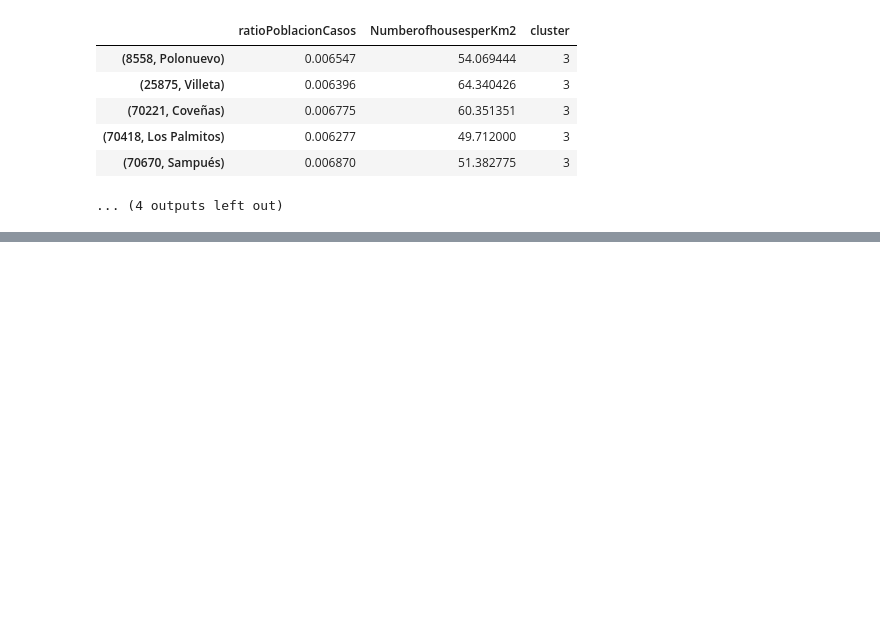
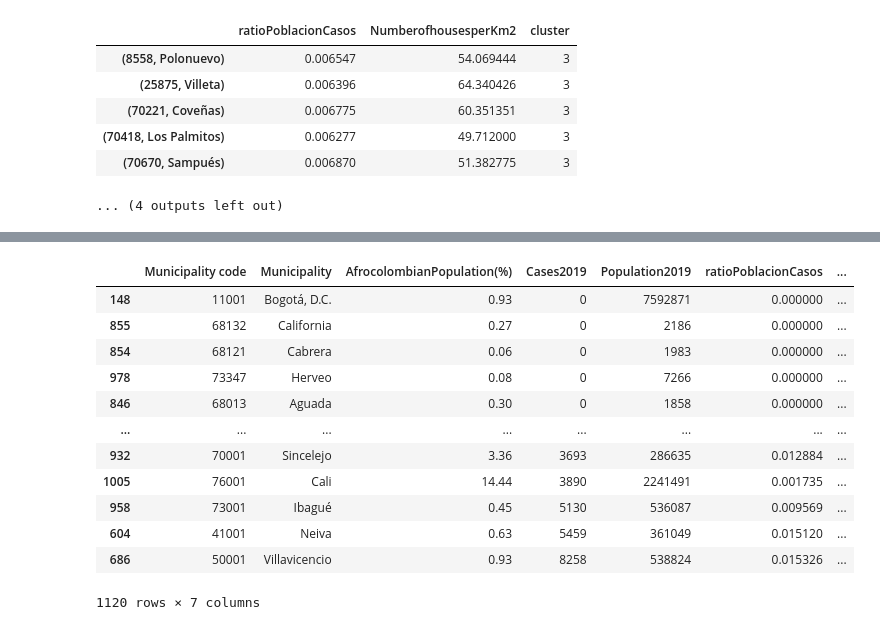
Before and after one commit to freddy120/MIAD_no_supervisado_project, a Jupyter notebook: notebook/DBSCAN.ipynb, the cells around one changed output, grey strips where cells are left out. Drawn from its saved outputs; the diff is of its cells as text; code cells hidden in the pictures; blank space fills up the shorter version.

```diff
--- a/notebook/DBSCAN.ipynb
+++ b/notebook/DBSCAN.ipynb
@@ -658,0 +693,16 @@ See the caveats in the documentation: https://pandas.pydata.org/pandas-docs/stab
+# %%
+descripcion.sort_values('Cases2019')
+# %% [output]
+|  | Municipality code | Municipality | AfrocolombianPopulation(%) | Cases2019 | Population2019 | ratioPoblacionCasos | ... |
+| 148 | 11001 | Bogotá, D.C. | 0.93 | 0 | 7592871 | 0.000000 | ... |
+| 855 | 68132 | California | 0.27 | 0 | 2186 | 0.000000 | ... |
+| 854 | 68121 | Cabrera | 0.06 | 0 | 1983 | 0.000000 | ... |
+| 978 | 73347 | Herveo | 0.08 | 0 | 7266 | 0.000000 | ... |
+| 846 | 68013 | Aguada | 0.30 | 0 | 1858 | 0.000000 | ... |
+| ... | ... | ... | ... | ... | ... | ... | ... |
+| 932 | 70001 | Sincelejo | 3.36 | 3693 | 286635 | 0.012884 | ... |
+| 1005 | 76001 | Cali | 14.44 | 3890 | 2241491 | 0.001735 | ... |
+| 958 | 73001 | Ibagué | 0.45 | 5130 | 536087 | 0.009569 | ... |
+| 604 | 41001 | Neiva | 0.63 | 5459 | 361049 | 0.015120 | ... |
+| 686 | 50001 | Villavicencio | 0.93 | 8258 | 538824 | 0.015326 | ... |
+1120 rows × 7 columns
```
Also changed, not shown: parts of 18 cells of this notebook.
